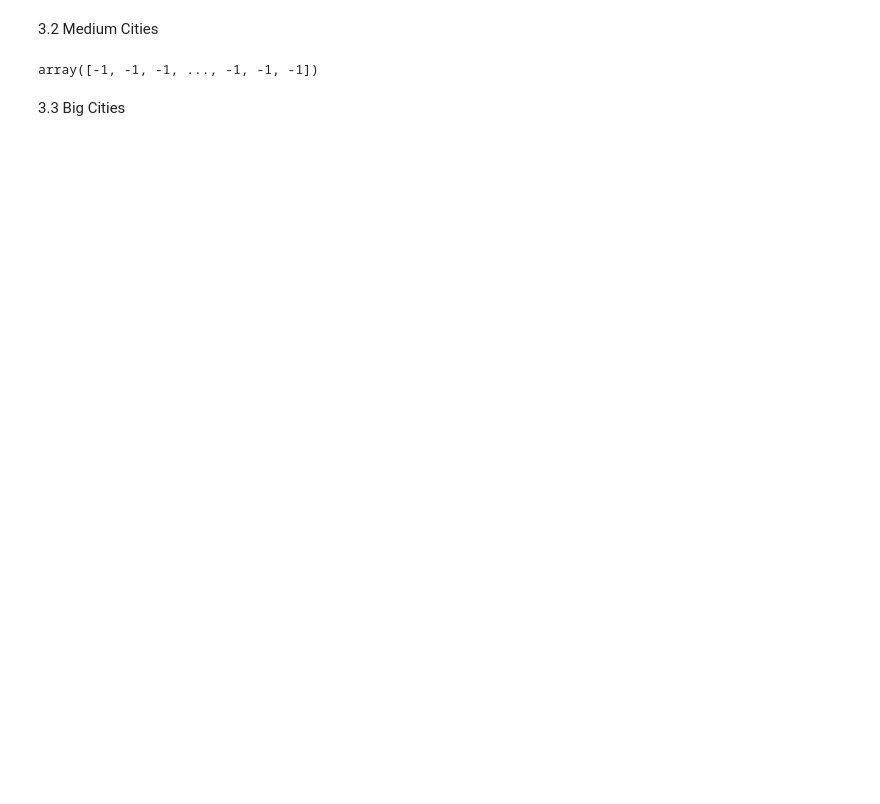
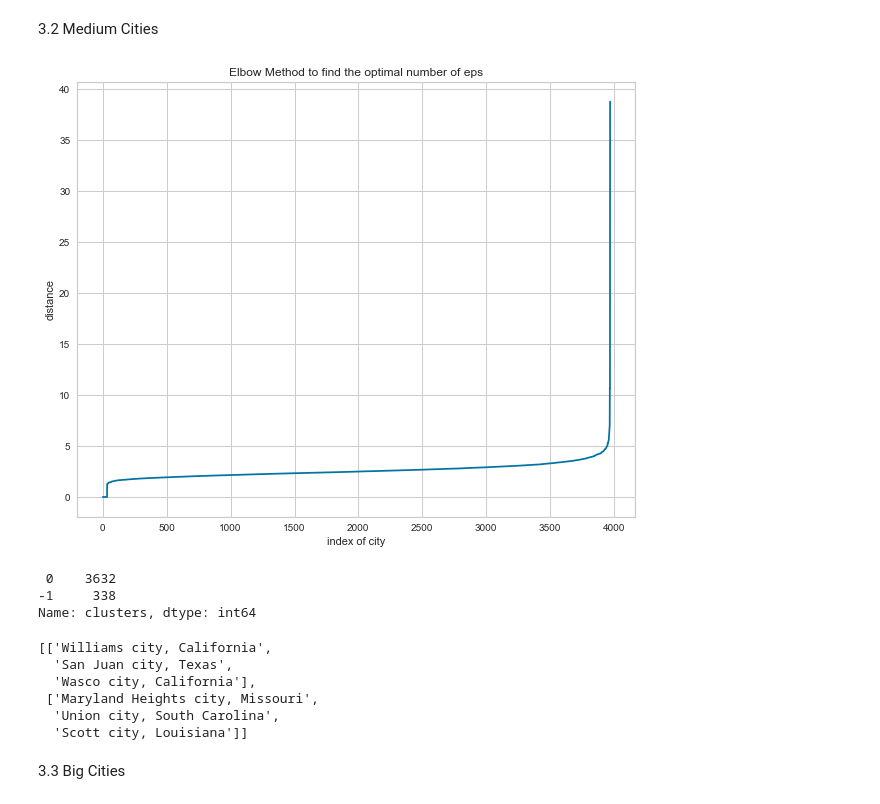
Before and after one commit to colton-lapp/DemographicChange, a Jupyter notebook: Q3_Clustering-FINAL.ipynb, the cells around one changed output. Saved outputs shown, nothing was run; the diff lists cells and outputs as text; code cells hidden in the pictures; blank space fills up the shorter version.

```diff
--- a/Q3_Clustering-FINAL.ipynb
+++ b/Q3_Clustering-FINAL.ipynb
@@ -565,3 +631,18 @@ array([-1, -1, -1, ..., -1, -1, -1])
 # %% [markdown]
 3.2 Medium Cities
+# %%
+neighbors = NearestNeighbors(n_neighbors=2*len(X_medium.columns))
+neighbors_fit = neighbors.fit(X_medium)
+dist, idx = neighbors_fit.kneighbors(X_medium)
+# %%
+distances = np.sort(dist, axis=0)
+distances = distances[:,1]
+plt.figure(figsize=(10,8))
+plt.xlabel("index of city")
+plt.ylabel("distance")
+plt.title("Elbow Method to find the optimal number of eps")
+plt.plot(distances)
+plt.show()
+# %% [output]
+[figure, added]
 # %%
@@ -570,6 +651,27 @@ clusters_medium = dbscan.fit_predict(pca_medium_res)
 # %%
-clusters_medium
+X_medium_db = X_medium.copy()
+X_medium_db['clusters'] = clusters_medium
+X_medium_db['clusters'].value_counts()
 # %% [output]
-array([-1, -1, -1, ..., -1, -1, -1])
+ 0    3632
+-1     338
+Name: clusters, dtype: int64
+# %%
+# specify the number of cities to take for each cluster label
+num_samples = 3
+
+# sample the data
+samples = X_medium_db.groupby('clusters').apply(lambda x: x.sample(n=num_samples))
+
+# print the resulting samples
+medium_samples = [[samples.loc[i, :].index.values][0].tolist() for i in samples.index.levels[0]]
+medium_samples
+# %% [output]
+[['Williams city, California',
+  'San Juan city, Texas',
+  'Wasco city, California'],
+ ['Maryland Heights city, Missouri',
+  'Union city, South Carolina',
+  'Scott city, Louisiana']]
 # %% [markdown]
 3.3 Big Cities
```
Also changed, not shown: parts of 100 cells of this notebook.
